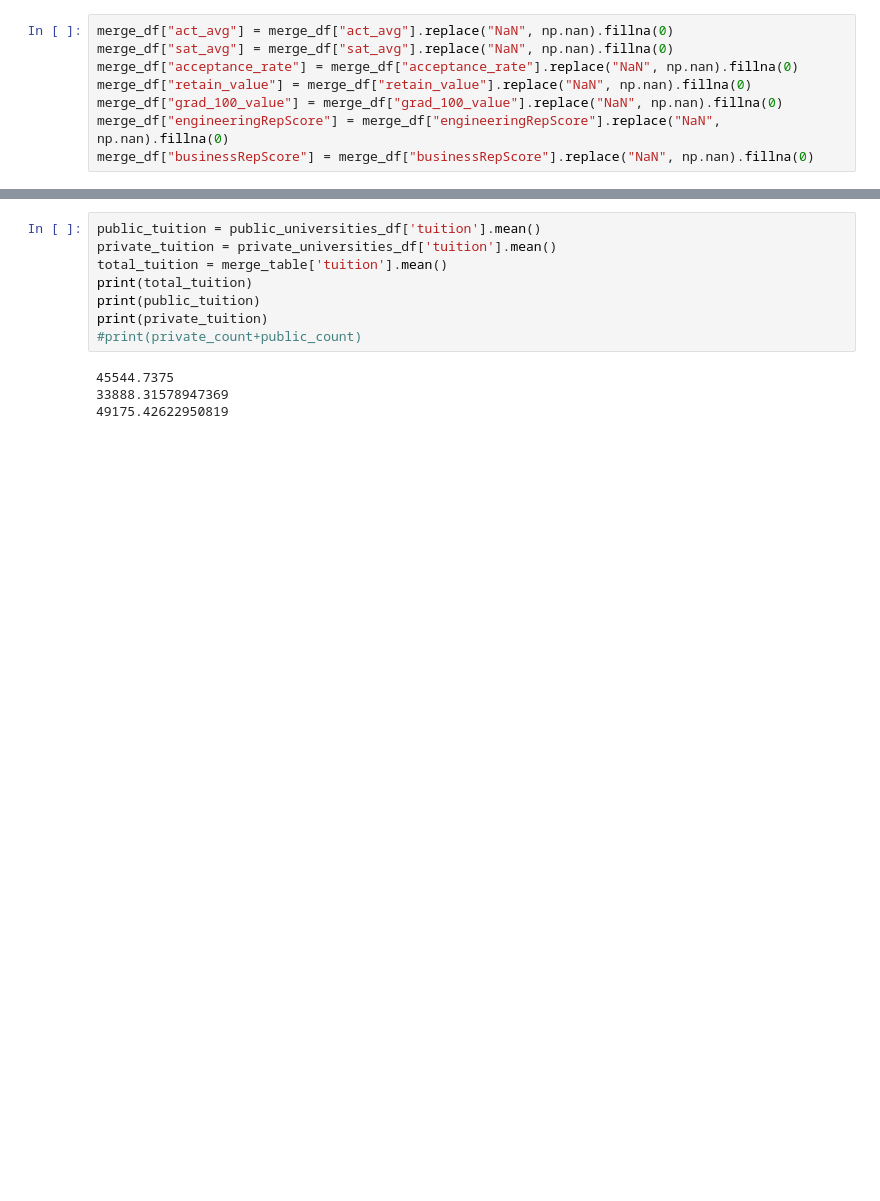
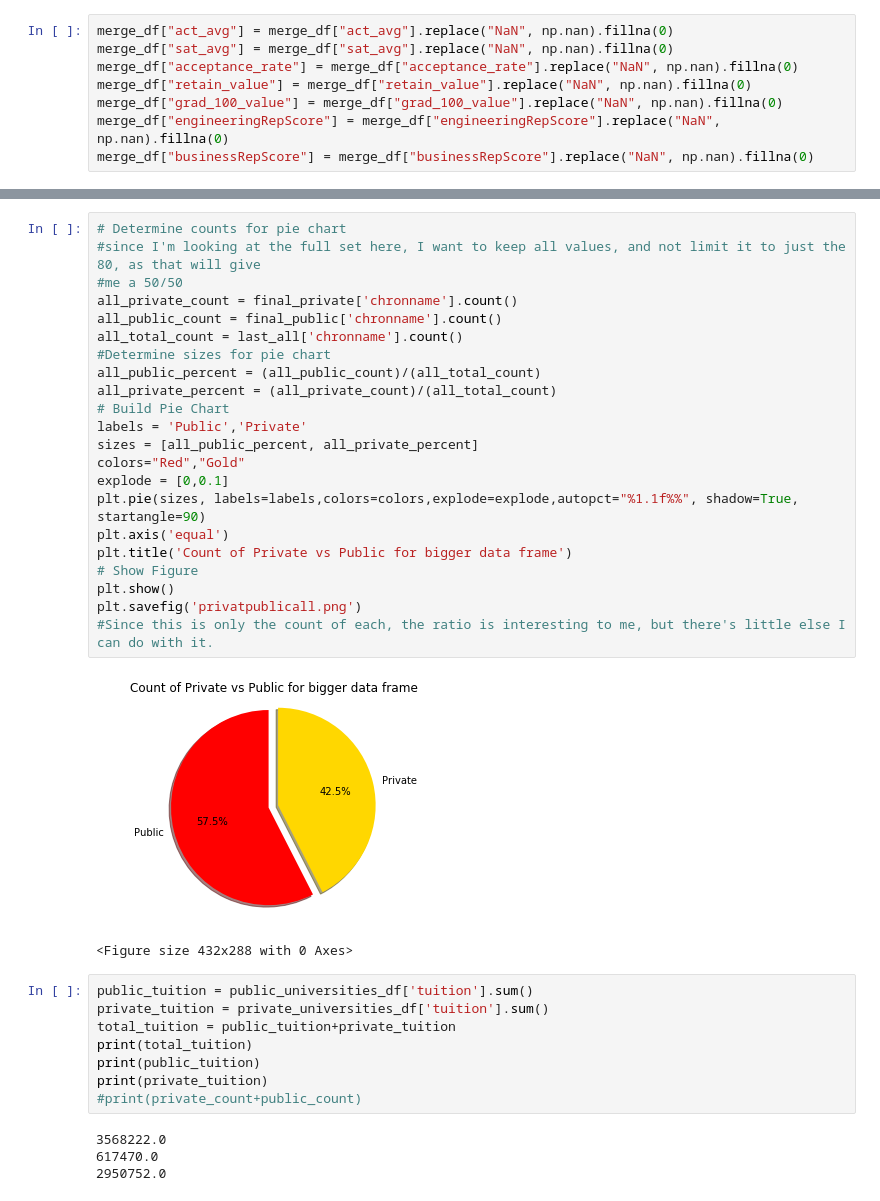
Before and after one commit to nimisha727/Group-Two-Project-One, a Jupyter notebook: source_code/university_outcomes mu.ipynb, the cells around one changed output, grey strips where cells are left out. Saved outputs shown, nothing was run; the diff lists cells and outputs as text; blank space fills up the shorter version.

```diff
--- a/source_code/university_outcomes mu.ipynb
+++ b/source_code/university_outcomes mu.ipynb
@@ -177,15 +291,40 @@ plt.show()
+# %%
+# Determine counts for pie chart
+#since I'm looking at the full set here, I want to keep all values, and not limit it to just the 80, as that will give
+#me a 50/50
+all_private_count = final_private['chronname'].count()
+all_public_count = final_public['chronname'].count()
+all_total_count = last_all['chronname'].count()
+#Determine sizes for pie chart
+all_public_percent = (all_public_count)/(all_total_count)
+all_private_percent = (all_private_count)/(all_total_count)
+# Build Pie Chart
+labels = 'Public','Private'
+sizes = [all_public_percent, all_private_percent]
+colors="Red","Gold"
+explode = [0,0.1]
+plt.pie(sizes, labels=labels,colors=colors,explode=explode,autopct="%1.1f%%", shadow=True, startangle=90)
+plt.axis('equal')
+plt.title('Count of Private vs Public for bigger data frame')
+# Show Figure
+plt.show()
+plt.savefig('privatpublicall.png')
+#Since this is only the count of each, the ratio is interesting to me, but there's little else I can do with it.
+# %% [output]
+[figure, added]
+<Figure size 432x288 with 0 Axes>
 # %%
-public_tuition = public_universities_df['tuition'].mean()
-private_tuition = private_universities_df['tuition'].mean()
-total_tuition = merge_table['tuition'].mean()
+public_tuition = public_universities_df['tuition'].sum()
+private_tuition = private_universities_df['tuition'].sum()
+total_tuition = public_tuition+private_tuition
 print(total_tuition)
 print(public_tuition)
 print(private_tuition)
 #print(private_count+public_count)
 # %% [output]
-45544.7375
-33888.31578947369
-49175.42622950819
+3568222.0
+617470.0
+2950752.0
 # %%
 #Determine sizes for pie chart
 public_count = public_universities_df['displayName'].count()
```
Also changed, not shown: parts of 31 cells of this notebook.
